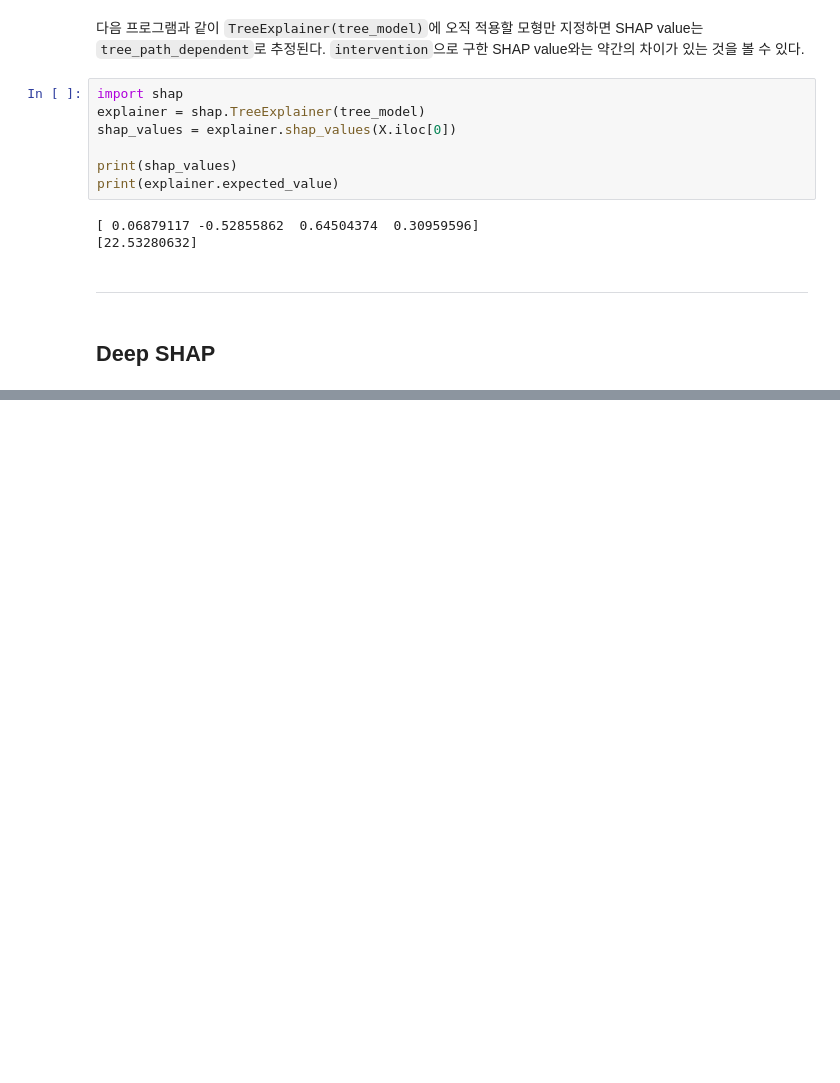
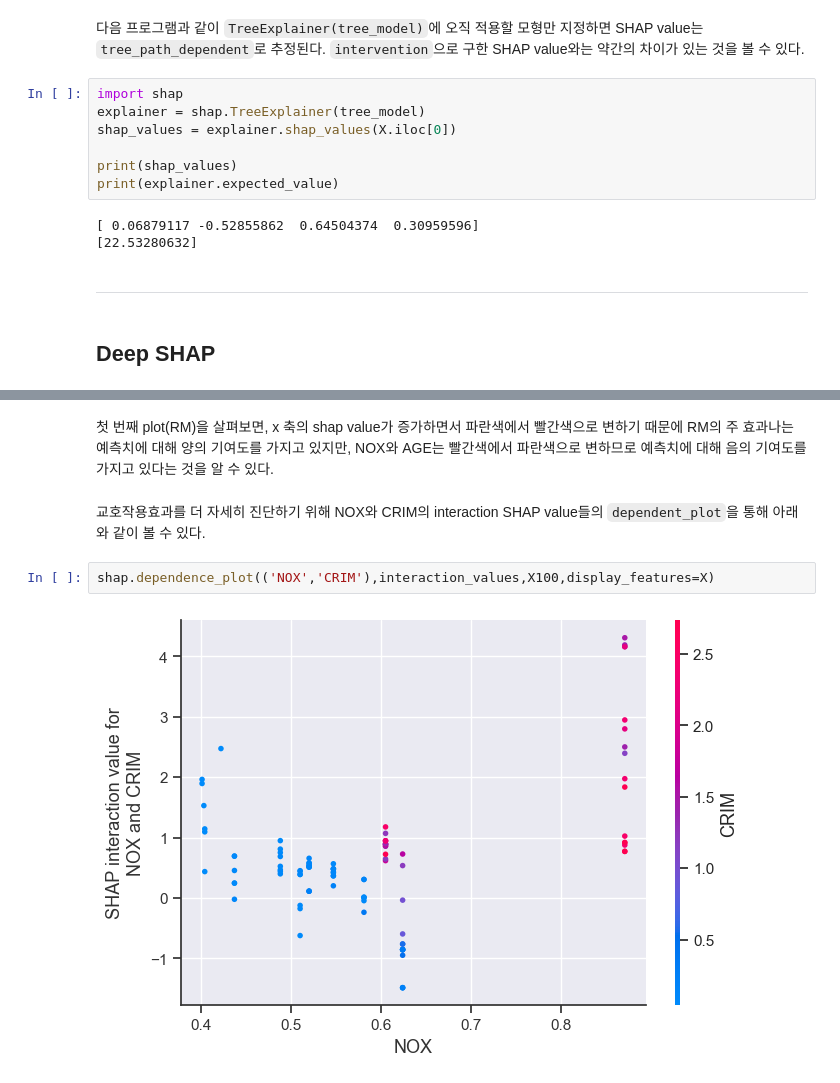
Before and after one commit to csw0625/Explainable_AI, a Jupyter notebook: Ch09.Shapley_values.ipynb, the cells around one changed output, grey strips where cells are left out. Saved outputs shown, nothing was run; the diff lists cells and outputs as text; blank space fills up the shorter version.

```diff
--- a/Ch09.Shapley_values.ipynb
+++ b/Ch09.Shapley_values.ipynb
@@ -505,0 +751,8 @@ print(explainer.expected_value)
+# %% [markdown]
+첫 번째 plot(RM)을 살펴보면, x 축의 shap value가 증가하면서 파란색에서 빨간색으로 변하기 때문에 RM의 주 효과나는 예측치에 대해 양의 기여도를 가지고 있지만, NOX와 AGE는 빨간색에서 파란색으로 변하므로 예측치에 대해 음의 기여도를 가지고 있다는 것을 알 수 있다.
+# %% [markdown]
+교호작용효과를 더 자세히 진단하기 위해 NOX와 CRIM의 interaction SHAP value들의 `dependent_plot`을 통해 아래와 같이 볼 수 있다.
+# %%
+shap.dependence_plot(('NOX','CRIM'),interaction_values,X100,display_features=X)
+# %% [output]
+[figure, added]
```
Also changed, not shown: parts of 42 cells of this notebook.
